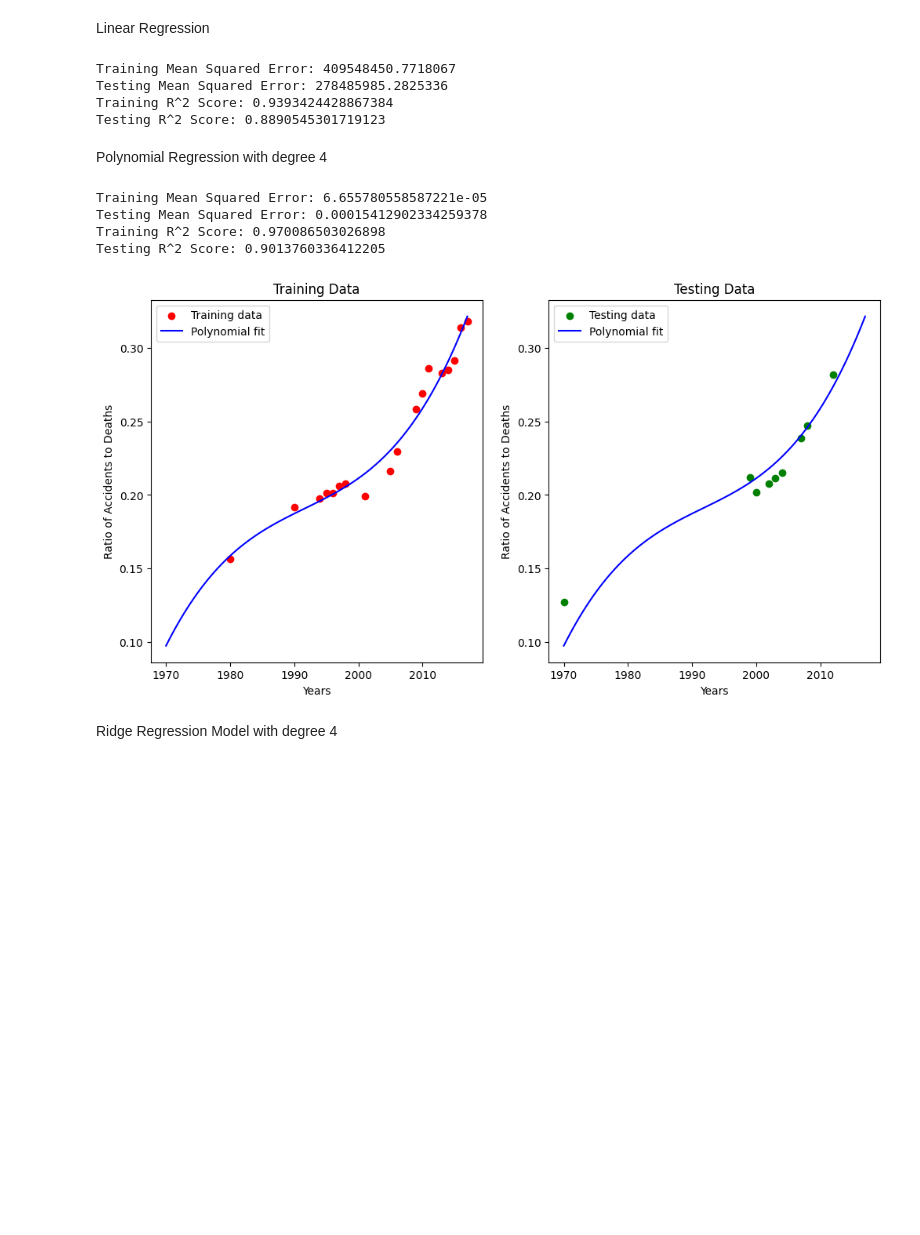
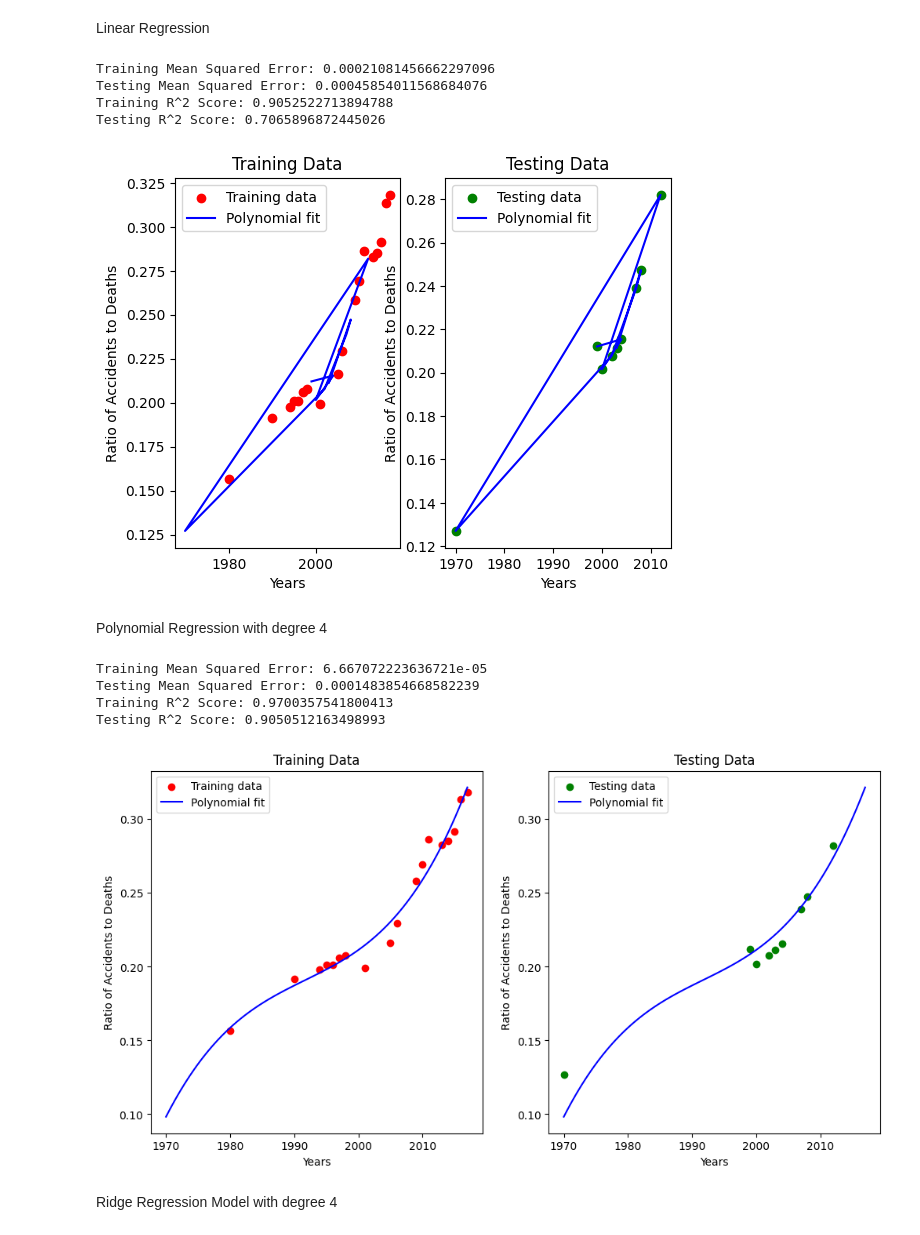
Before and after one commit to sanj16/btranalysis, a Jupyter notebook: New_model.ipynb, the cells around one changed output. Drawn from its saved outputs; the diff is of its cells as text; code cells hidden in the pictures; blank space fills up the shorter version.

```diff
--- a/New_model.ipynb
+++ b/New_model.ipynb
@@ -64,45 +131,65 @@ from sklearn.linear_model import Lasso
 from sklearn.pipeline import make_pipeline
 from sklearn.model_selection import train_test_split
 from sklearn.metrics import mean_squared_error, r2_score
 
 # Split the data into training and test sets
-X_train, X_test, y_train, y_test = train_test_split(X, Y, test_size=0.3, random_state=42)
+X_train, X_test, y_train, y_test = train_test_split(X, y, test_size=0.3, random_state=42)
 
 # Create a linear regression model
 model = LinearRegression()
 
 # Fit the model on the training data
 model.fit(X_train, y_train)
 
 # Predict on the training and test data
 y_train_pred = model.predict(X_train)
 y_test_pred = model.predict(X_test)
 
 # Calculate the mean squared error
 train_mse = mean_squared_error(y_train, y_train_pred)
 test_mse = mean_squared_error(y_test, y_test_pred)
 
 # Calculate the R^2 score
 train_r2 = r2_score(y_train, y_train_pred)
 test_r2 = r2_score(y_test, y_test_pred)
 
 # Print the metrics
 print(f"Training Mean Squared Error: {train_mse}")
 print(f"Testing Mean Squared Error: {test_mse}")
 print(f"Training R^2 Score: {train_r2}")
 print(f"Testing R^2 Score: {test_r2}")
+
+plt.subplot(1, 2, 1)
+plt.scatter(X_train, y_train, color='red', label='Training data')
+plt.plot(X_test, y_test, color='blue', label='Polynomial fit')
+plt.xlabel('Years')
+plt.ylabel('Ratio of Accidents to Deaths')
+plt.title('Training Data')
+plt.legend()
+
+# Plot for testing data
+plt.subplot(1, 2, 2)
+plt.scatter(X_test, y_test, color='green', label='Testing data')
+plt.plot(X_test, y_test, color='blue', label='Polynomial fit')
+plt.xlabel('Years')
+plt.ylabel('Ratio of Accidents to Deaths')
+plt.title('Testing Data')
+plt.legend()
+
+plt.show()
 # %% [output]
-Training Mean Squared Error: 409548450.7718067
-Testing Mean Squared Error: 278485985.2825336
-Training R^2 Score: 0.9393424428867384
-Testing R^2 Score: 0.8890545301719123
+Training Mean Squared Error: 0.00021081456662297096
+Testing Mean Squared Error: 0.00045854011568684076
+Training R^2 Score: 0.9052522713894788
+Testing R^2 Score: 0.7065896872445026
+[figure, added]
 # %% [markdown]
 Polynomial Regression with degree 4
 # %%
 X_train, X_test, y_train, y_test = train_test_split(X, y, test_size=0.3, random_state=42)
 
 # Polynomial features
-degree = 4  # You can experiment with different degrees
+degree = 5  # You can experiment with different degrees
 poly = PolynomialFeatures(degree)
 X_train_poly = poly.fit_transform(X_train)
 X_test_poly = poly.transform(X_test)
@@ -153,10 +240,10 @@ plt.legend()
 
 plt.show()
 # %% [output]
-Training Mean Squared Error: 6.655780558587221e-05
-Testing Mean Squared Error: 0.00015412902334259378
-Training R^2 Score: 0.970086503026898
-Testing R^2 Score: 0.9013760336412205
+Training Mean Squared Error: 6.667072223636721e-05
+Testing Mean Squared Error: 0.0001483854668582239
+Training R^2 Score: 0.9700357541800413
+Testing R^2 Score: 0.9050512163498993
 [figure]
 # %% [markdown]
 Ridge Regression Model with degree 4
```
Also changed, not shown: parts of 6 cells of this notebook, 1 other file.
